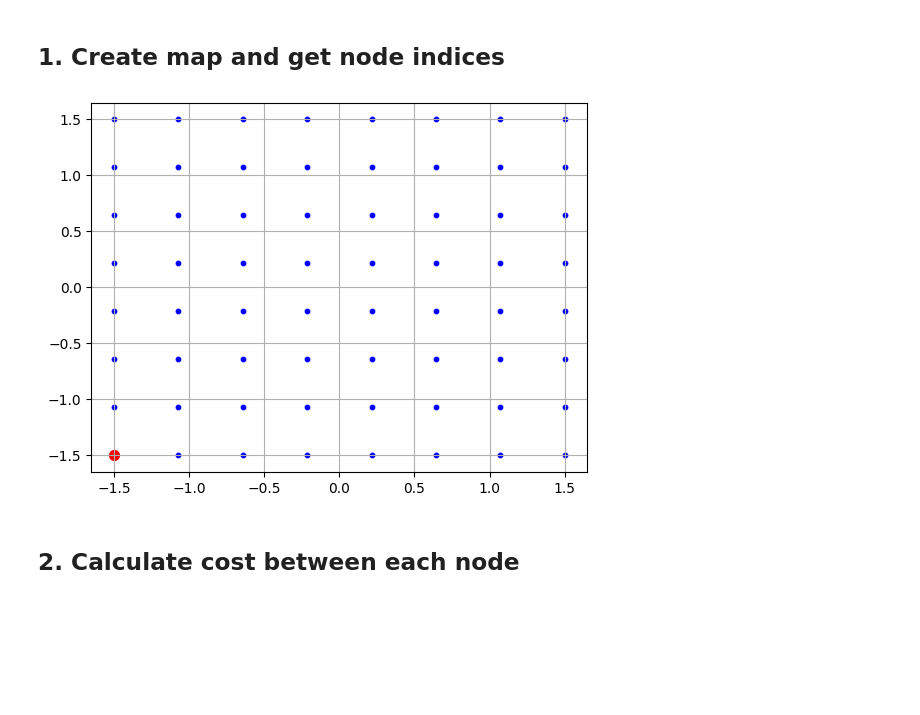
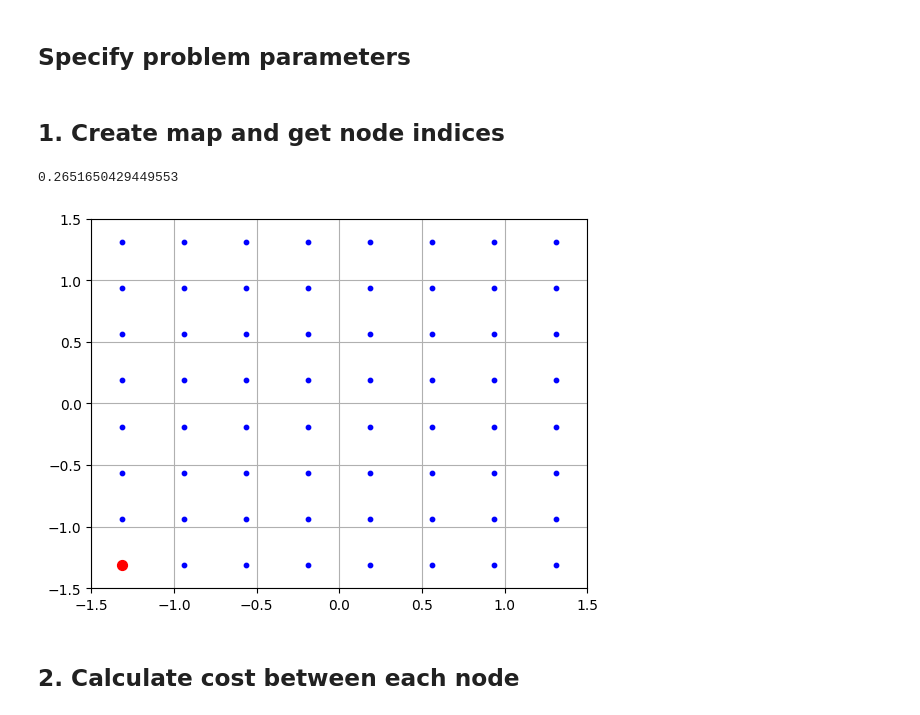
Before and after one commit to nestlab-bae-mqp-2024/mrpcp-solvers, a Jupyter notebook: src/heuristic_attempts/yasars_heuristic_attempts/yasars_heuristic_attempt.ipynb, the cells around one changed output. Cells and saved outputs as stored; diff of their text form; code cells hidden in the pictures; blank space fills up the shorter version.

```diff
--- a/src/heuristic_attempts/yasars_heuristic_attempts/yasars_heuristic_attempt.ipynb
+++ b/src/heuristic_attempts/yasars_heuristic_attempts/yasars_heuristic_attempt.ipynb
@@ -13,3 +18,5 @@ from src.visualization.visualization_pipeline import run_visualization_pipeline
+# %% [markdown]
+## Specify problem parameters
 # %%
 # Chose number of robots
 k = 8
@@ -29,9 +36,13 @@ skip_tsp_optimization = False
 ## 1. Create map and get node indices
 # %%
 # 1. Create map and get node indices
-nodes, node_indices, target_indices, depot_indices = construct_map(n, d, gfx_sanity_check=True)
+sr = d / (np.sqrt(2.) * n)
+ssd = d - np.sqrt(2.) * sr
+print(sr)
+nodes, node_indices, target_indices, depot_indices = construct_map(n, ssd, gfx_sanity_check=True)
 # %% [output]
+0.2651650429449553
-[figure, old version]
+[figure, new version]
 # %% [markdown]
 ## 2. Calculate cost between each node
 # %%
```
Also changed, not shown: parts of 16 cells of this notebook, 1 other file.
